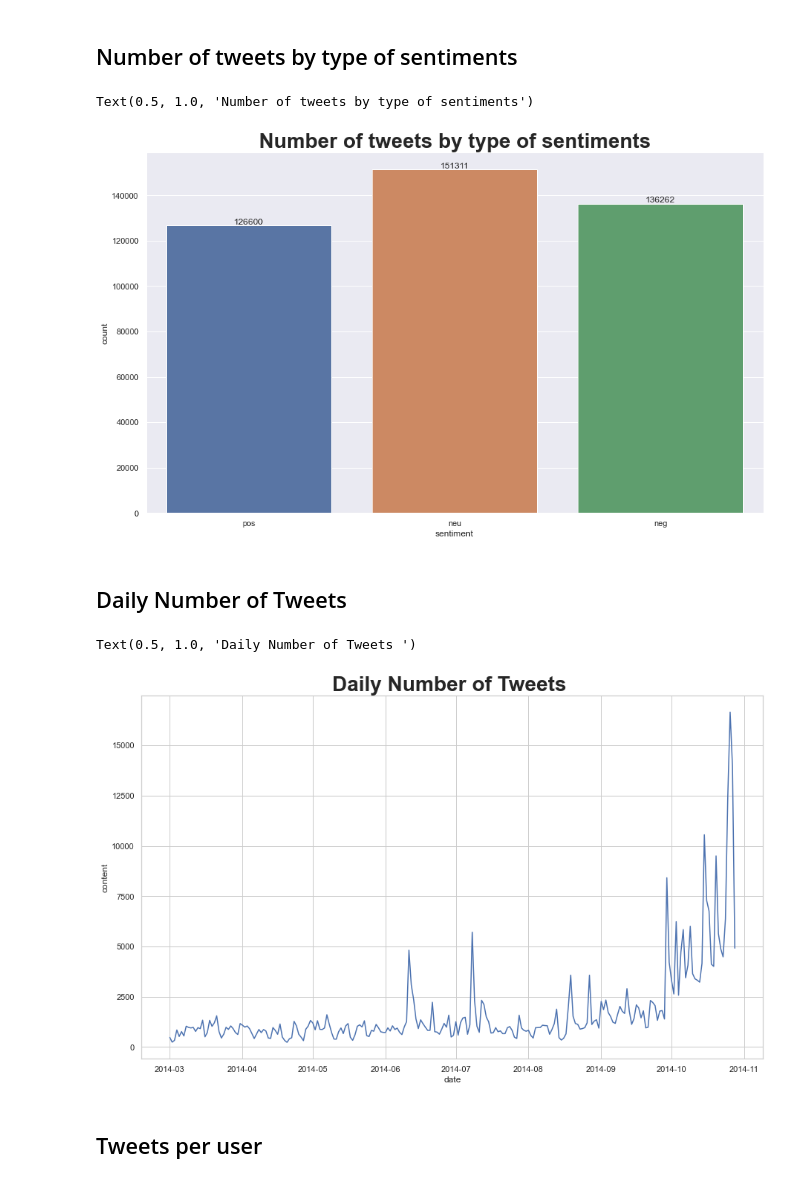
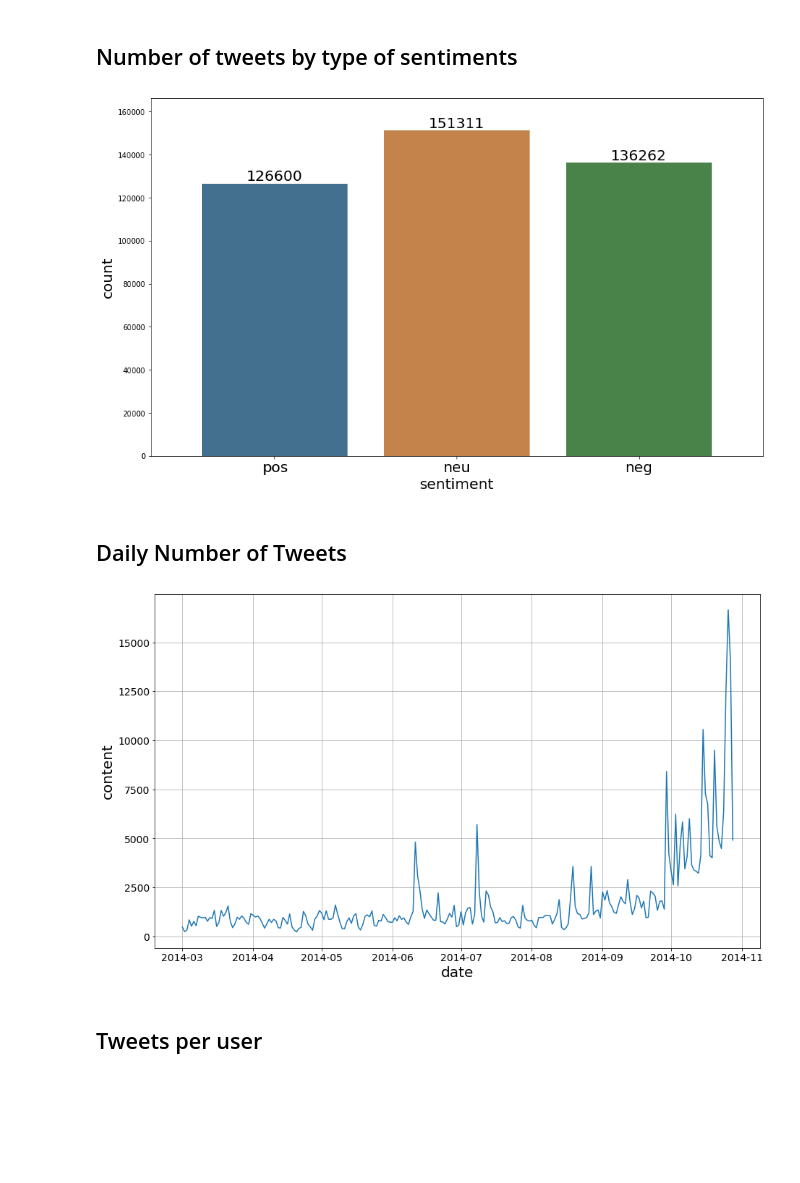
Before and after one commit to waguii/twitterelectionbr, a Jupyter notebook: notebooks/bulend_Graph&Charts.ipynb, the cells around one changed output. Cells and saved outputs as stored; diff of their text form; code cells hidden in the pictures; blank space fills up the shorter version.

Commit message:
graphics to streamlit

```diff
--- a/notebooks/bulend_Graph&Charts.ipynb
+++ b/notebooks/bulend_Graph&Charts.ipynb
@@ -37,24 +37,31 @@ df.head(5)
 ## Number of tweets by type of sentiments
 # %%
 plt.figure(figsize=(15,9))
-ax = sns.countplot(x='sentiment', data=df, dodge=False )
-ax.bar_label(ax.containers[0])
-ax.set_title('Number of tweets by type of sentiments',fontsize=28, fontweight='bold')
+plt.rcParams["axes.labelsize"] = 20
+plt.rcParams["xtick.labelsize"] = 20
+ax = sns.countplot(x='sentiment', data=df, dodge=False, saturation=0.5 )
+ax.bar_label(ax.containers[0], fontsize=20)
+#ax.set_title('Number of tweets by type of sentiments',fontsize=28, fontweight='bold')
+ax.margins(0.1)
+plt.savefig('../twitterelectionbr/interface/frontend/static/dilma_tweetTotalbySentiments.png', dpi=180)
 # %% [output]
-Text(0.5, 1.0, 'Number of tweets by type of sentiments')
-[figure, old version]
+[figure, new version]
 # %% [markdown]
 ## Daily Number of Tweets
 # %%
 df_daily = df.resample('D').count()
 df_daily.reset_index(inplace=True)
 plt.figure(figsize=(15,9))
+plt.rcParams["axes.labelsize"] = 20
+plt.rcParams["xtick.labelsize"] = 14
+plt.rcParams["ytick.labelsize"] = 14
+plt.grid()
 ax = sns.lineplot(x='date', y='content', data=df_daily)
-ax.set_title('Daily Number of Tweets ',fontsize=28, fontweight='bold')
+plt.savefig('../twitterelectionbr/interface/frontend/static/dilma_numberDailyTweet.png', dpi=180)
+#ax.set_title('Daily Number of Tweets ',fontsize=28, fontweight='bold')
 #df_daily
 # %% [output]
-Text(0.5, 1.0, 'Daily Number of Tweets ')
-[figure, old version]
+[figure, new version]
 # %% [markdown]
 ## Tweets per user
 # %%
```
Also changed, not shown: parts of 3 cells of this notebook, 14 other files.
